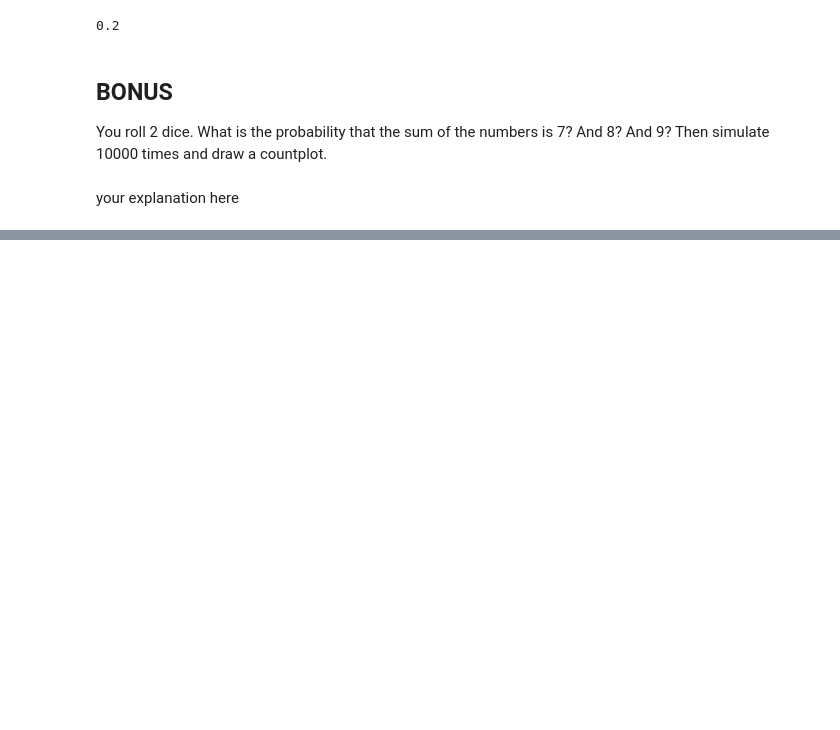
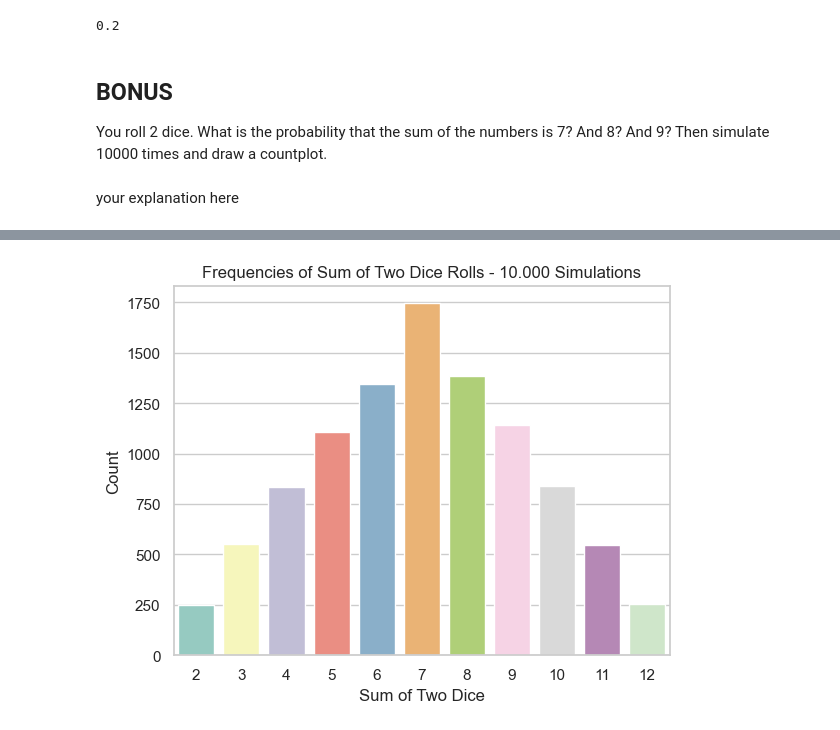
Before and after one commit to Ironhack-data-bcn-oct-2023/lab-probability-intro, a Jupyter notebook: your-code/main.ipynb, the cells around one changed output, grey strips where cells are left out. Cells and saved outputs as stored; diff of their text form; code cells hidden in the pictures; blank space fills up the shorter version.

```diff
--- a/your-code/main.ipynb
+++ b/your-code/main.ipynb
@@ -187,0 +190,10 @@ with the number of times each sum occurred in the 10,000 simulations
+# %%
+sns.set(style="whitegrid")
+sns.countplot(x=results, palette="Set3")
+plt.title("Frequencies of Sum of Two Dice Rolls - 10.000 Simulations")
+plt.xlabel("Sum of Two Dice")
+plt.ylabel("Count")
+
+plt.show()
+# %% [output]
+[figure, added]
```
Also changed, not shown: parts of 3 cells of this notebook.
